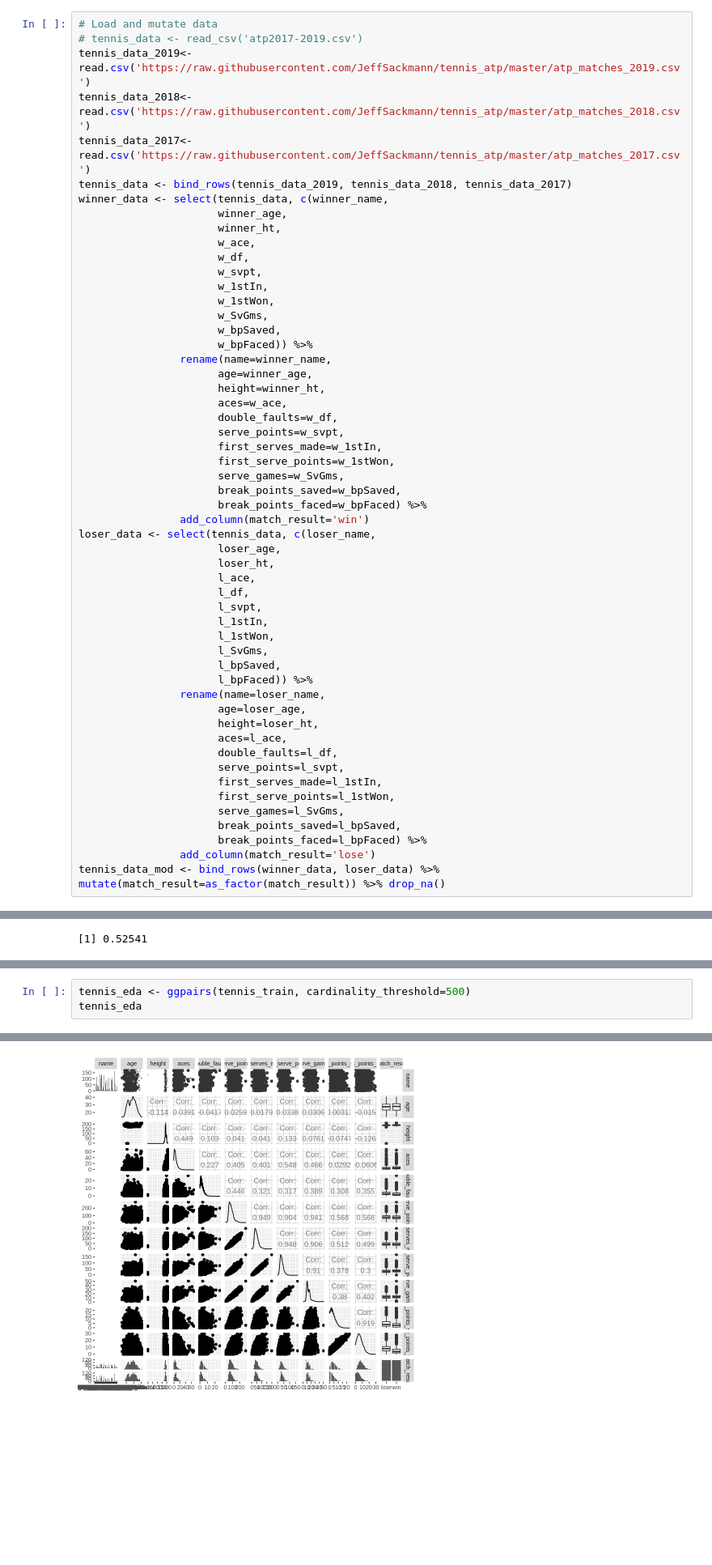
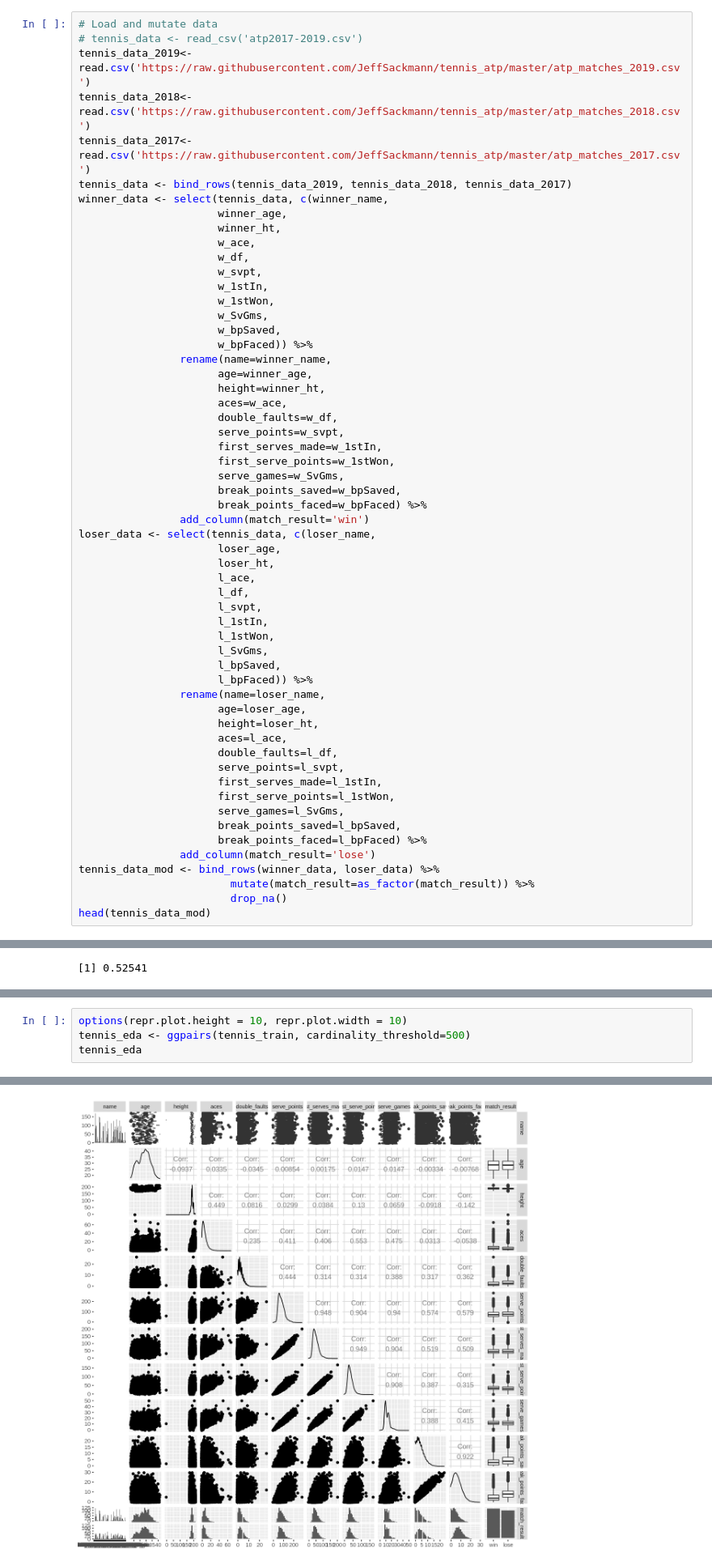
Before and after one commit to sleung124/DSCI100_group_proj, a Jupyter notebook: tennis_analysis.ipynb, the cells around one changed output, grey strips where cells are left out. Shown at 81% size. Saved outputs shown, nothing was run; the diff lists cells and outputs as text; blank space fills up the shorter version.

Commit message:
Finished  Methods and Results portion of report

```diff
--- a/tennis_analysis.ipynb
+++ b/tennis_analysis.ipynb
@@ -81,4 +94,7 @@ loser_data <- select(tennis_data, c(loser_name,
                       break_points_saved=l_bpSaved,
                       break_points_faced=l_bpFaced) %>%
                 add_column(match_result='lose')
-tennis_data_mod <- bind_rows(winner_data, loser_data) %>% mutate(match_result=as_factor(match_result)) %>% drop_na()
+tennis_data_mod <- bind_rows(winner_data, loser_data) %>%
+                        mutate(match_result=as_factor(match_result)) %>%
+                        drop_na()
+head(tennis_data_mod)
@@ -186,4 +224,5 @@ short_win_prob
 # %%
+options(repr.plot.height = 10, repr.plot.width = 10)
 tennis_eda <- ggpairs(tennis_train, cardinality_threshold=500)
 tennis_eda
 # %% [output]
@@ -207,2 +246,2 @@ Warning message:
-[figure, old version]
+[figure, new version]
 # %%
```
Also changed, not shown: parts of 33 cells of this notebook.
